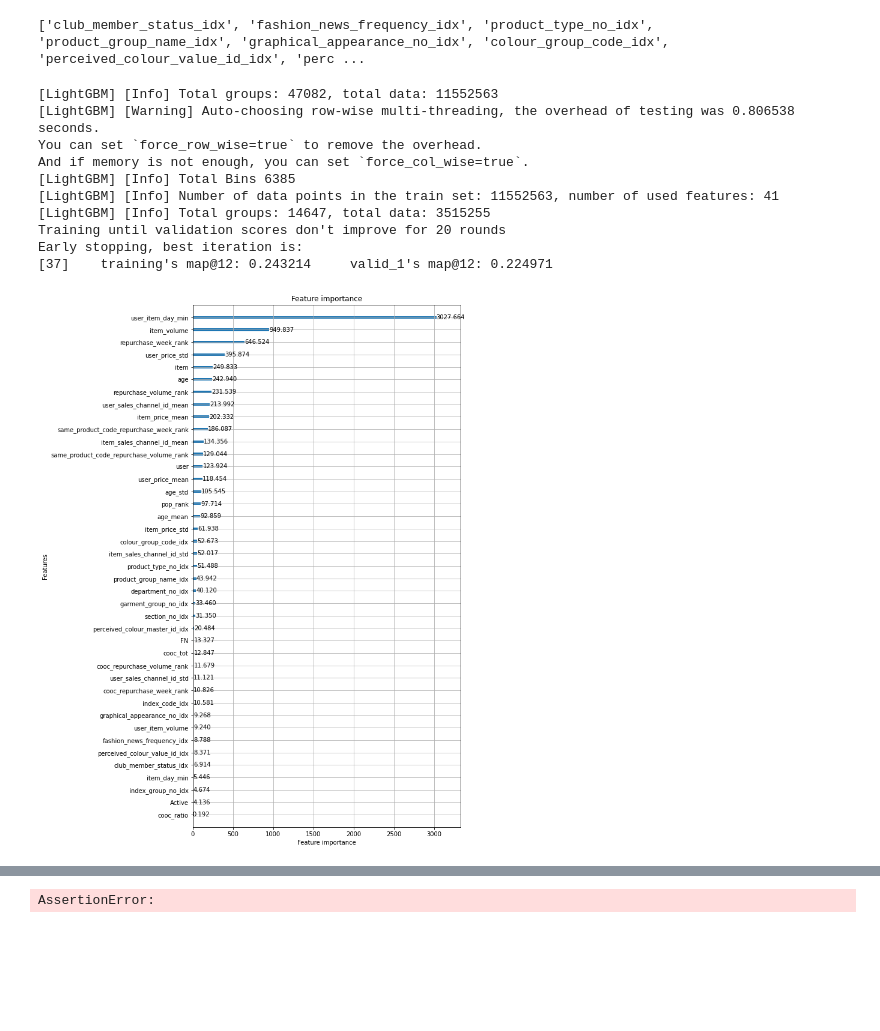
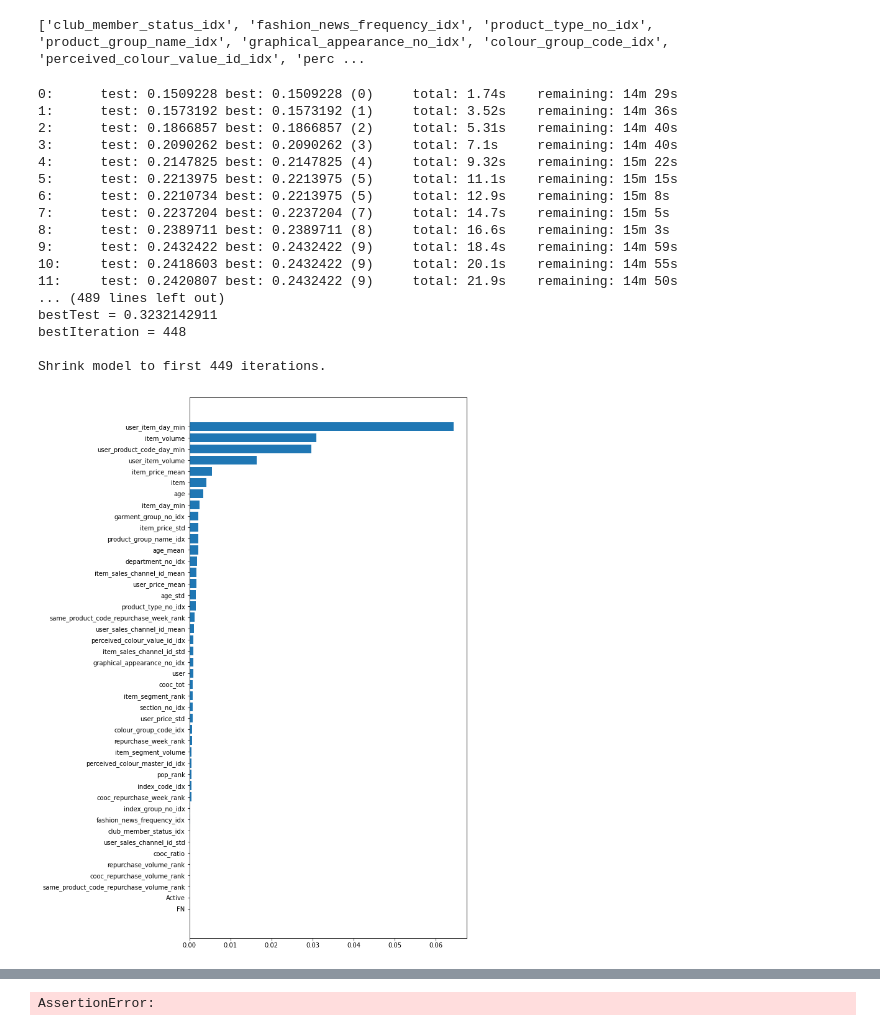
Before and after one commit to ryowk/kaggle-h-and-m-personalized-fashion-recommendations, a Jupyter notebook: main.ipynb, the cells around one changed output, grey strips where cells are left out. Drawn from its saved outputs; the diff is of its cells as text; code cells hidden in the pictures; blank space fills up the shorter version.

```diff
--- a/main.ipynb
+++ b/main.ipynb
@@ -19,8 +19,19 @@ transactions = pd.read_pickle(f"input/{dataset}/transactions_train.pkl")
 users = pd.read_pickle(f"input/{dataset}/users.pkl")
 items = pd.read_pickle(f"input/{dataset}/items.pkl")
 # %%
+# class CFG:
+#     model_type = 'LightGBM'
+#     num_popular_items = 12
+#     train_weeks = 3
+#     repurchase_weeks = 40
+#     cooc_weeks = 12
+#     cooc_threshold = 0.03073
+#     dynamic_feature_weeks = 8
+#     volume_feature_weeks = 1
+
+# BEST
 class CFG:
-    model_type = 'LightGBM'
+    model_type = 'CatBoost'
     num_popular_items = 12
     train_weeks = 3
     repurchase_weeks = 40
@@ -28,17 +39,6 @@ class CFG:
     cooc_threshold = 0.03073
     dynamic_feature_weeks = 8
     volume_feature_weeks = 1
-
-# BEST
-# class CFG:
-#     model_type = 'CatBoost'
-#     num_popular_items = 12
-#     train_weeks = 3
-#     repurchase_weeks = 40
-#     cooc_weeks = 12
-#     cooc_threshold = 0.03073
-#     dynamic_feature_weeks = 8
-#     volume_feature_weeks = 1
 # %%
 def create_candidates(transactions: pd.DataFrame, target_users: np.ndarray, week: int) -> pd.DataFrame:
     """
@@ -299,6 +365,18 @@ def attach_features(transactions: pd.DataFrame, users: pd.DataFrame, items: pd.D
     tmp = transactions.query("@week <= week < @week_end").groupby('item').size().reset_index(name='item_volume')
     df = df.merge(tmp, on='item', how='left')
 
+    # user-item-segment volume features
+    week_end = week + CFG.volume_feature_weeks
+    item_segment_cols = ['product_type_no_idx', 'graphical_appearance_no_idx', 'colour_group_code_idx']
+    tmp = (transactions
+           .query("@week <= week < @week_end")
+           .merge(items[['item'] + item_segment_cols], on='item')
+           .groupby(['user'] + item_segment_cols)
+           .size()
+           .reset_index(name='item_segment_volume'))
+    tmp['item_segment_rank'] = tmp.groupby('user')['item_segment_volume'].rank(ascending=False)
+    df = df.merge(tmp, on=['user'] + item_segment_cols, how='left')
+
     # # user freshness features
     # tmp = transactions.query("@week <= week").groupby('user')['day'].min().reset_index(name='user_day_min')
     # tmp['user_day_min'] -= transactions.query("@week == week")['day'].min()
@@ -312,8 +390,14 @@ def attach_features(transactions: pd.DataFrame, users: pd.DataFrame, items: pd.D
     # user-item freshness features
     tmp = transactions.query("@week <= week").groupby(['user', 'item'])['day'].min().reset_index(name='user_item_day_min')
     tmp['user_item_day_min'] -= transactions.query("@week == week")['day'].min()
+    df = df.merge(tmp, on=['item', 'user'], how='left')
 
-    df = df.merge(tmp, on=['item', 'user'], how='left')
+    # user-product-type freshness features
+    cat = 'product_code'
+    tmp = transactions.query("@week <= week").merge(items[['item', cat]], on='item').groupby(['user', cat])['day'].min().reset_index(name=f'user_{cat}_day_min')
+    tmp[f'user_{cat}_day_min'] -= transactions.query("@week == week")['day'].min()
+    df = df.merge(items[['item', cat]], on='item').merge(tmp, on=[cat, 'user'], how='left').drop(cat, axis=1)
+    df[f'user_{cat}_day_min'] = df[[f'user_{cat}_day_min', 'user_item_day_min']].apply(lambda x: np.nan if not np.isnan(x['user_item_day_min']) else x[f'user_{cat}_day_min'], axis=1)
 
     # user-item volume features
     week_end = week + CFG.volume_feature_weeks
@@ -377,44 +460,52 @@ if CFG.model_type == 'LightGBM':
         'boosting_type': 'gbdt',
         'learning_rate': 1e-6,
         'num_leaves': 255,
         'min_data_in_leaf': 100,
         'metric': 'map',
         'eval_at': 12,
     }
 
     model = lgb.train(params, train_dataset, valid_sets=[train_dataset, valid_dataset], num_boost_round=1000, callbacks=[lgb.early_stopping(20)])
 
     lgb.plot_importance(model, importance_type='gain', figsize=(8, 16))
 
 elif CFG.model_type == 'CatBoost':
     train_pool = catboost.Pool(data=train[feature_columns], label=train['y'], group_id=train['query_group'], cat_features=cat_features)
     valid_pool = catboost.Pool(data=valid[feature_columns], label=valid['y'], group_id=valid['query_group'], cat_features=cat_features)
 
     params = {
         'loss_function': 'YetiRank',
         'use_best_model': True,
         'one_hot_max_size': 300,
+        'iterations': 500,
     }
     model = catboost.CatBoost(params)
     model.fit(train_pool, eval_set=valid_pool)
 
     feature_importance = model.get_feature_importance(train_pool)
     sorted_idx = np.argsort(feature_importance)
     plt.figure(figsize=(8, 16))
     plt.yticks(range(len(feature_columns)), np.array(feature_columns)[sorted_idx])
     plt.barh(range(len(feature_columns)), feature_importance[sorted_idx])
 # %% [output]
-[LightGBM] [Info] Total groups: 47082, total data: 11552563
-[LightGBM] [Warning] Auto-choosing row-wise multi-threading, the overhead of testing was 0.806538 seconds.
-You can set `force_row_wise=true` to remove the overhead.
-And if memory is not enough, you can set `force_col_wise=true`.
-[LightGBM] [Info] Total Bins 6385
-[LightGBM] [Info] Number of data points in the train set: 11552563, number of used features: 41
-[LightGBM] [Info] Total groups: 14647, total data: 3515255
-Training until validation scores don't improve for 20 rounds
-Early stopping, best iteration is:
-[37]    training's map@12: 0.243214     valid_1's map@12: 0.224971
+0:      test: 0.1509228 best: 0.1509228 (0)     total: 1.74s    remaining: 14m 29s
+1:      test: 0.1573192 best: 0.1573192 (1)     total: 3.52s    remaining: 14m 36s
+2:      test: 0.1866857 best: 0.1866857 (2)     total: 5.31s    remaining: 14m 40s
+3:      test: 0.2090262 best: 0.2090262 (3)     total: 7.1s     remaining: 14m 40s
+4:      test: 0.2147825 best: 0.2147825 (4)     total: 9.32s    remaining: 15m 22s
+5:      test: 0.2213975 best: 0.2213975 (5)     total: 11.1s    remaining: 15m 15s
+6:      test: 0.2210734 best: 0.2213975 (5)     total: 12.9s    remaining: 15m 8s
+7:      test: 0.2237204 best: 0.2237204 (7)     total: 14.7s    remaining: 15m 5s
+8:      test: 0.2389711 best: 0.2389711 (8)     total: 16.6s    remaining: 15m 3s
+9:      test: 0.2432422 best: 0.2432422 (9)     total: 18.4s    remaining: 14m 59s
+10:     test: 0.2418603 best: 0.2432422 (9)     total: 20.1s    remaining: 14m 55s
+11:     test: 0.2420807 best: 0.2432422 (9)     total: 21.9s    remaining: 14m 50s
+... (489 lines left out)
+bestTest = 0.3232142911
+bestIteration = 448
+
+Shrink model to first 449 iterations.
-[figure, old version]
+[figure, new version]
 # %%
 valid_all['pred'] = model.predict(valid_all[feature_columns])
 pred = valid_all.groupby(['user', 'item'])['pred'].max().reset_index()
```
Also changed, not shown: parts of 7 cells of this notebook.
